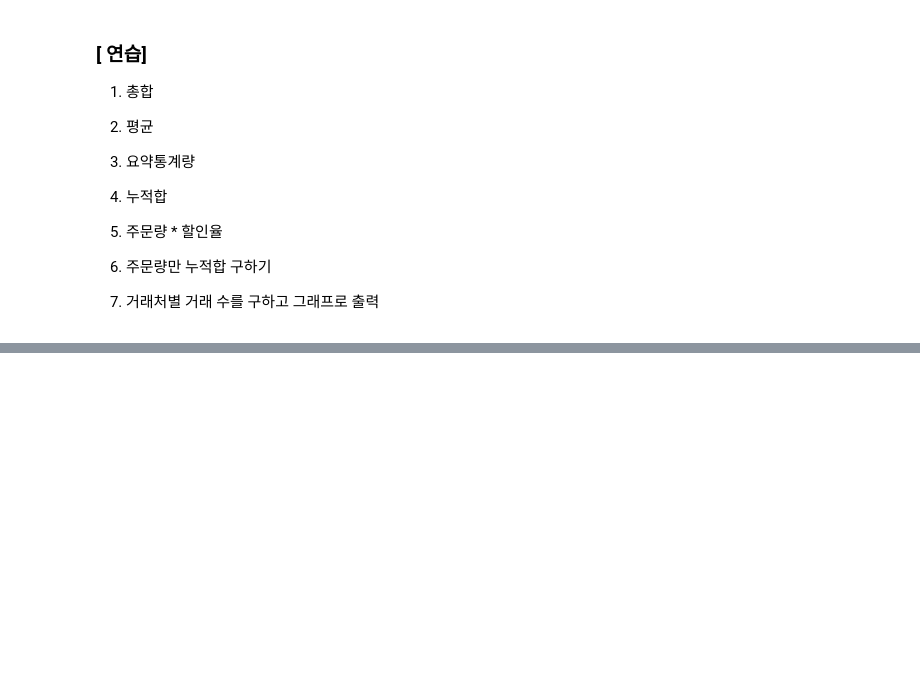
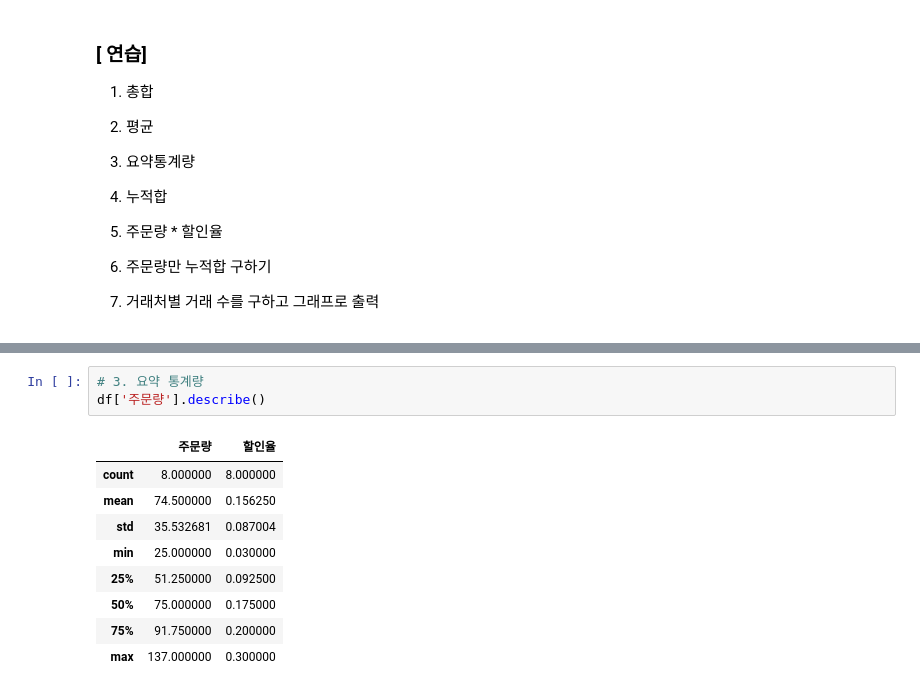
Before and after one commit to sontaku/learning_python, a Jupyter notebook: 04_Analysis/02_pandas_class/Ex02_stats.ipynb, the cells around one changed output, grey strips where cells are left out. Saved outputs shown, nothing was run; the diff lists cells and outputs as text; blank space fills up the shorter version.

```diff
--- a/04_Analysis/02_pandas_class/Ex02_stats.ipynb
+++ b/04_Analysis/02_pandas_class/Ex02_stats.ipynb
@@ -38,0 +54,13 @@ df=DataFrame({'거래처':['A매장','B매장','C매장','A매장','C매장','C
+# %%
+# 3. 요약 통계량
+df['주문량'].describe()
+# %% [output]
+|  | 주문량 | 할인율 |
+| count | 8.000000 | 8.000000 |
+| mean | 74.500000 | 0.156250 |
+| std | 35.532681 | 0.087004 |
+| min | 25.000000 | 0.030000 |
+| 25% | 51.250000 | 0.092500 |
+| 50% | 75.000000 | 0.175000 |
+| 75% | 91.750000 | 0.200000 |
+| max | 137.000000 | 0.300000 |
```
Also changed, not shown: parts of 8 cells of this notebook, 6 other files.
